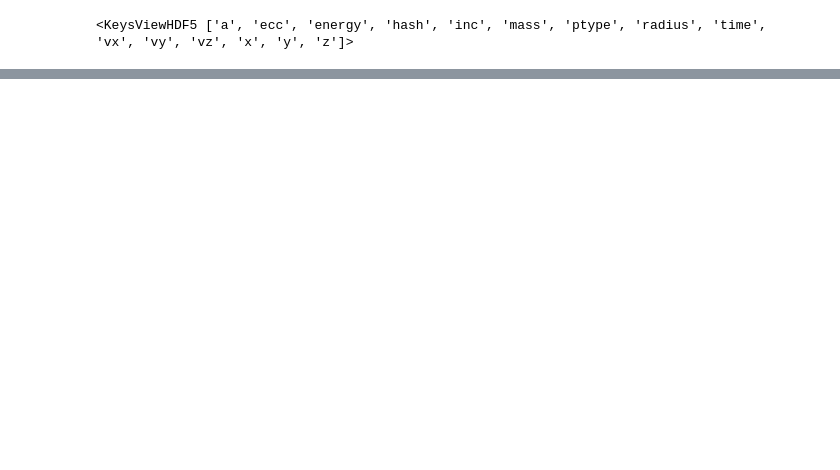
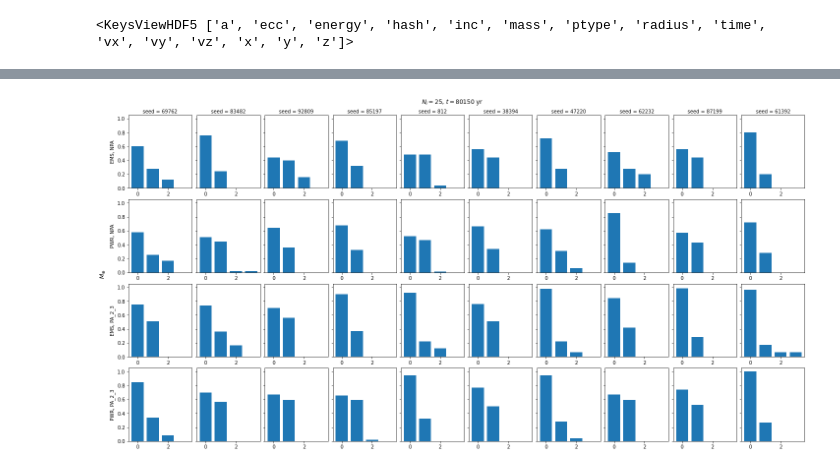
Before and after one commit to cassum-2022-project-21/workspace, a Jupyter notebook: viz.ipynb, the cells around one changed output, grey strips where cells are left out. Cells and saved outputs as stored; diff of their text form; code cells hidden in the pictures; blank space fills up the shorter version.

```diff
--- a/viz.ipynb
+++ b/viz.ipynb
@@ -66,0 +133,48 @@ NotImplementedError: Non-relative patterns are unsupported
+# %%
+fig, axs = plt.subplots(4, 10, sharex=True, sharey=True, figsize=(20, 10), constrained_layout=True)
+
+seed_order = (69762, 83482, 92809, 85197, 812, 38394, 47220, 62232, 87199, 61392)
+seed_to_column = { seed: i for i, seed in enumerate(seed_order) }
+for (alpha, beta, seed), h5path in util.find_all_simulations("sim/simon_simulations").items():
+    # x = (seed // 100) - 1 # column of axis
+    x = seed_to_column[seed]
+    if beta is None:
+        y = 0
+    elif beta == "2_3":
+        y = 2
+    # elif beta == "4_3":
+    #     y = 4
+    if alpha is not None:
+        y += 1
+    ax = axs[y, x]
+
+    f = h5py.File(h5path, "r")
+
+    sorted_steps = util.sorted_steps(f)
+    step = sorted_steps[-1]
+    masses = np.zeros(4)
+    s_m = np.sort((step["mass"][-1, 1:] | units.MSun).value_in(units.MEarth))[::-1]
+    for i, m in enumerate(s_m):
+        if i > 3:
+            break
+        masses[i] = m
+    ax.bar([0, 1, 2, 3], masses)
+
+    if y == 0:
+        ax.set_xlabel(f'seed = {seed}')
+        ax.xaxis.set_label_position('top')
+
+    if x == 0:
+        ax.set_ylabel(f'{"EMS" if alpha is None else "PWR"}, {"NPA" if beta is None else f"PA_{beta}"}')
+
+    ax.xaxis.set_tick_params(labelbottom=True)
+
+    f.close()
+
+# fig.supxlabel('$a$ [AU]')
+fig.supylabel('$M_{\oplus}$')
+fig.suptitle('$N_i = 25$, $t = 80150$ yr')
+fig.savefig("images/20220531_mass_grid.png", facecolor="white")
+plt.show()
+# %% [output]
+[figure, added]
```
Also changed, not shown: parts of 9 cells of this notebook, 4 other files.
